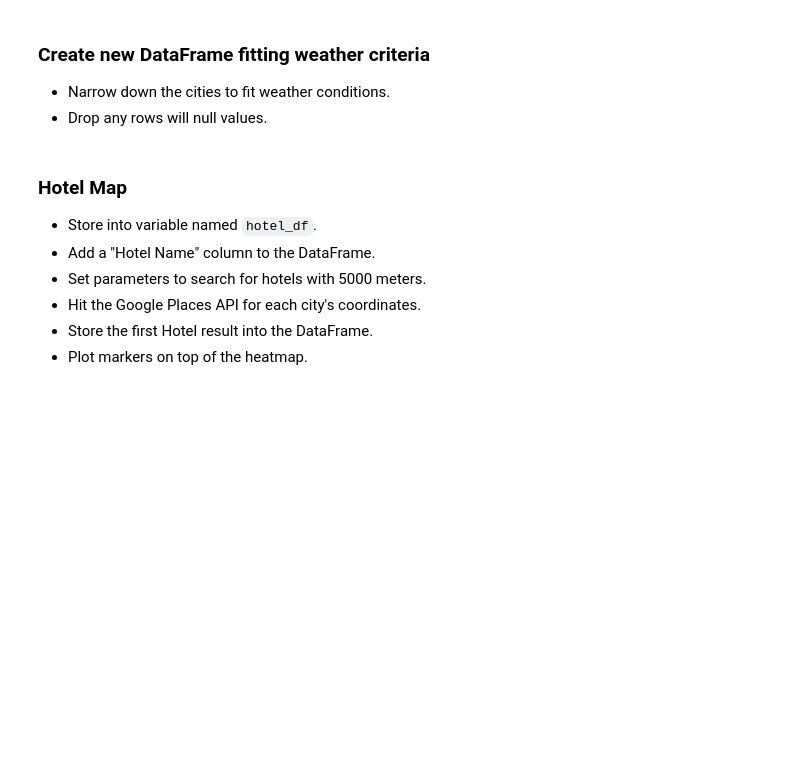
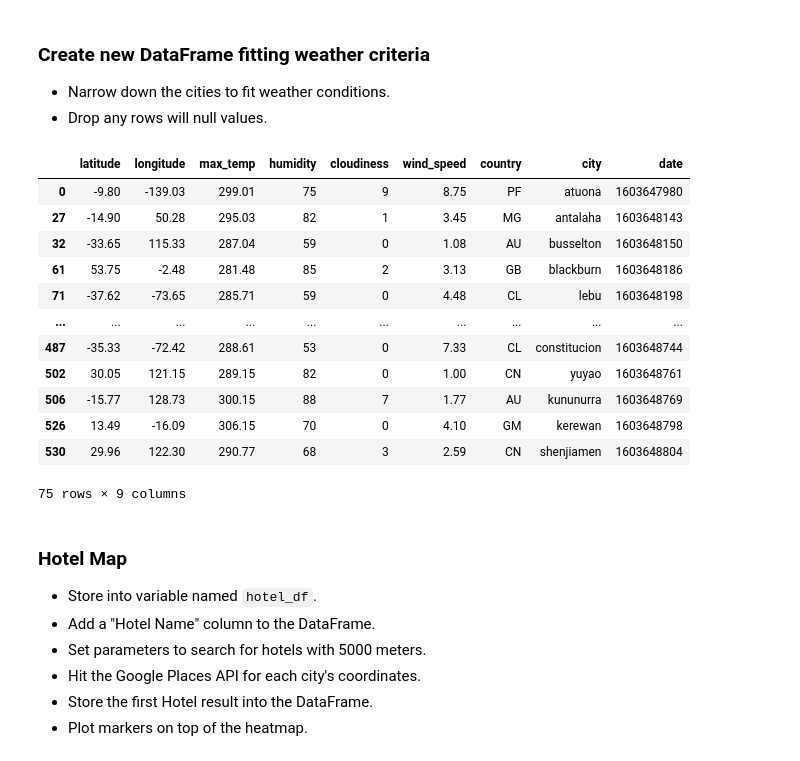
Before and after one commit to LexiJess/python-api-challenge, a Jupyter notebook: VacationPy/06-Python-APIs_Homework_Instructions_starter_code_VacationPy.ipynb, the cells around one changed output. Cells and saved outputs as stored; diff of their text form; code cells hidden in the pictures; blank space fills up the shorter version.

Commit message:
dataframe populated

```diff
--- a/VacationPy/06-Python-APIs_Homework_Instructions_starter_code_VacationPy.ipynb
+++ b/VacationPy/06-Python-APIs_Homework_Instructions_starter_code_VacationPy.ipynb
@@ -86,6 +86,27 @@ Figure(layout=FigureLayout(border='1px solid black', height='300px', margin='0 a
 ### Create new DataFrame fitting weather criteria
 * Narrow down the cities to fit weather conditions.
 * Drop any rows will null values.
+# %%
+
+humid_global_weather_df=global_weather_df[(global_weather_df['humidity']>40) & (global_weather_df['humidity']<90)]
+wind_global_weather_df=humid_global_weather_df[(humid_global_weather_df['wind_speed']<20)]
+ideal_global_weather_df=wind_global_weather_df[(wind_global_weather_df['cloudiness']<10)]
+
+ideal_global_weather_df
+# %% [output]
+|  | latitude | longitude | max_temp | humidity | cloudiness | wind_speed | country | city | date |
+| 0 | -9.80 | -139.03 | 299.01 | 75 | 9 | 8.75 | PF | atuona | 1603647980 |
+| 27 | -14.90 | 50.28 | 295.03 | 82 | 1 | 3.45 | MG | antalaha | 1603648143 |
+| 32 | -33.65 | 115.33 | 287.04 | 59 | 0 | 1.08 | AU | busselton | 1603648150 |
+| 61 | 53.75 | -2.48 | 281.48 | 85 | 2 | 3.13 | GB | blackburn | 1603648186 |
+| 71 | -37.62 | -73.65 | 285.71 | 59 | 0 | 4.48 | CL | lebu | 1603648198 |
+| ... | ... | ... | ... | ... | ... | ... | ... | ... | ... |
+| 487 | -35.33 | -72.42 | 288.61 | 53 | 0 | 7.33 | CL | constitucion | 1603648744 |
+| 502 | 30.05 | 121.15 | 289.15 | 82 | 0 | 1.00 | CN | yuyao | 1603648761 |
+| 506 | -15.77 | 128.73 | 300.15 | 88 | 7 | 1.77 | AU | kununurra | 1603648769 |
+| 526 | 13.49 | -16.09 | 306.15 | 70 | 0 | 4.10 | GM | kerewan | 1603648798 |
+| 530 | 29.96 | 122.30 | 290.77 | 68 | 3 | 2.59 | CN | shenjiamen | 1603648804 |
+75 rows × 9 columns
 # %% [markdown]
 ### Hotel Map
 * Store into variable named `hotel_df`.
```
Also changed, not shown: parts of 7 cells of this notebook.
